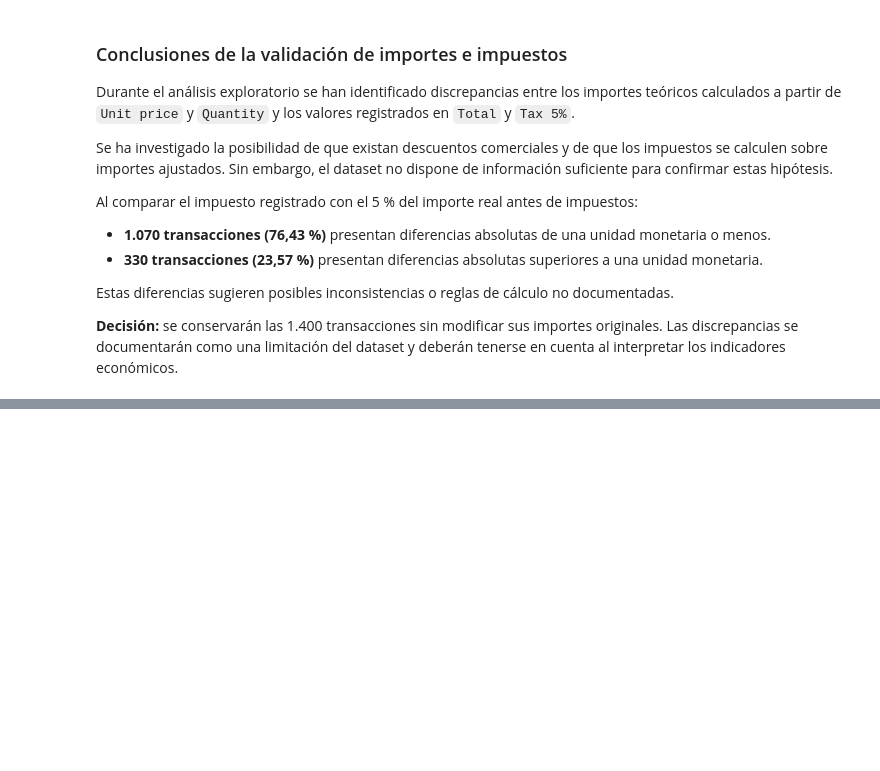
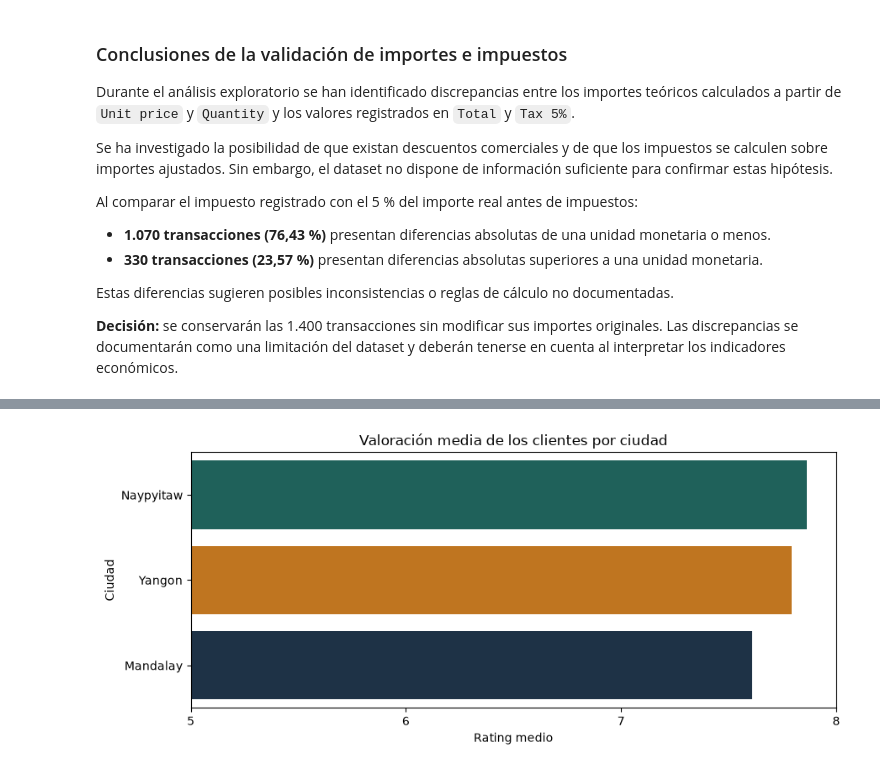
Before and after one commit to ramongomz-wq/EDA-Supermarket-Sales-CursoF5, a Jupyter notebook: notebooks/eda_supermarket.ipynb, the cells around one changed output, grey strips where cells are left out. Cells and saved outputs as stored; diff of their text form; code cells hidden in the pictures; blank space fills up the shorter version.

```diff
--- a/notebooks/eda_supermarket.ipynb
+++ b/notebooks/eda_supermarket.ipynb
@@ -472,0 +739,32 @@ Estas diferencias sugieren posibles inconsistencias o reglas de cálculo no docu
+# %%
+rating_ciudad = (
+    df.groupby("City")["Rating"]
+    .mean()
+    .sort_values(ascending=False)
+)
+
+plt.figure(figsize=(9, 4))
+
+colores_ciudades = {
+    "Yangon": "#D97706",
+    "Naypyitaw": "#146C63",
+    "Mandalay": "#17324D"
+}
+
+sns.barplot(
+    x=rating_ciudad.values,
+    y=rating_ciudad.index,
+    hue=rating_ciudad.index,
+    palette=colores_ciudades,
+    legend=False
+)
+
+plt.title("Valoración media de los clientes por ciudad")
+plt.xlabel("Rating medio")
+plt.ylabel("Ciudad")
+plt.tight_layout()
+plt.xlim(5, 8)
+plt.xticks([5, 6, 7, 8])
+plt.show()
+# %% [output]
+[figure, added]
```
Also changed, not shown: parts of 13 cells of this notebook.
